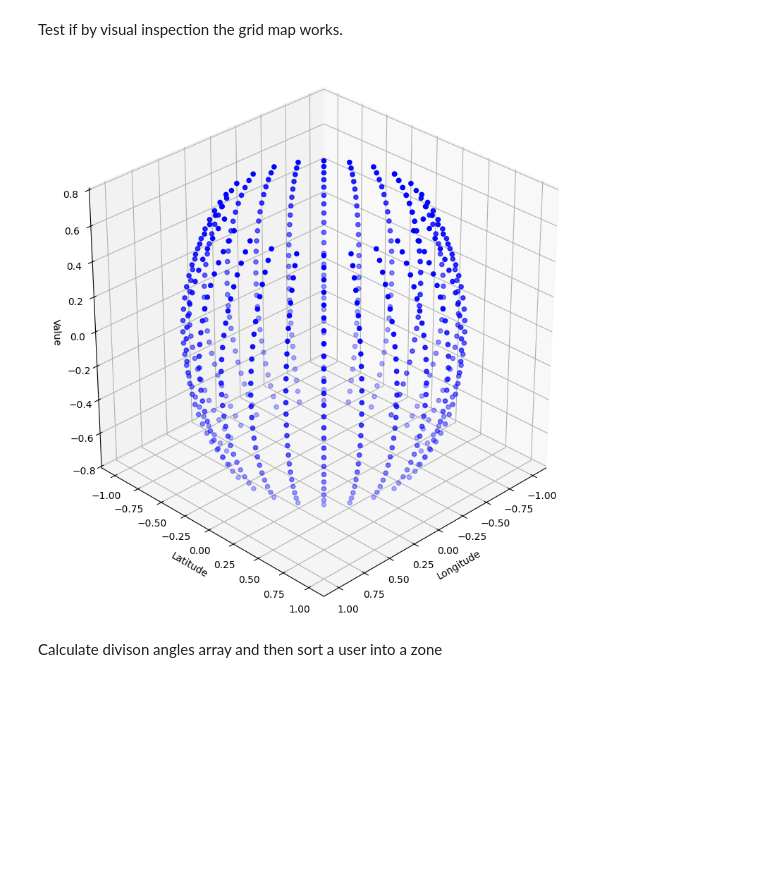
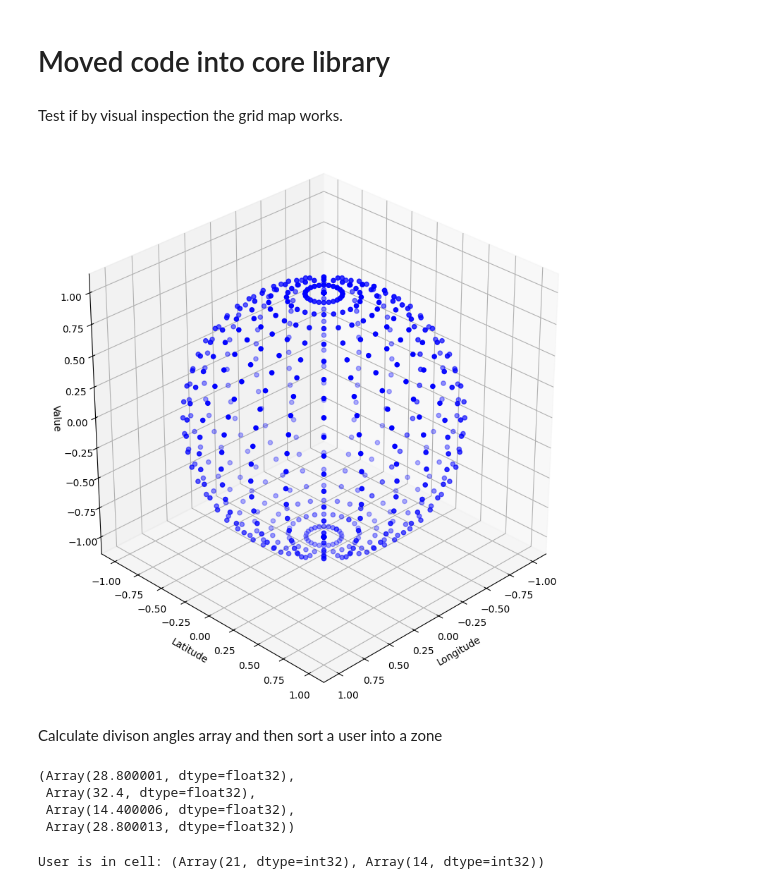
Before and after one commit to AppelEater/P10masters, a Jupyter notebook: distrubtion_of_cell_centres.ipynb, the cells around one changed output. Saved outputs shown, nothing was run; the diff lists cells and outputs as text; code cells hidden in the pictures; blank space fills up the shorter version.

```diff
--- a/distrubtion_of_cell_centres.ipynb
+++ b/distrubtion_of_cell_centres.ipynb
@@ -1,3 +1,5 @@
+# %% [markdown]
+# Moved code into core library
 # %%
 import jax
 import jax.numpy as jnp
@@ -47,15 +50,15 @@ Test if by visual inspection the grid map works.
 # %%
 NumberOfPointsAlonglatitude = 25
 NumberOfPointsAlonglongitude = 25
 TotalNumberOfPoints = NumberOfPointsAlonglatitude * NumberOfPointsAlonglongitude
 
 
-cell_mesh = generate_latitude_longitude_points(NumberOfPointsAlonglatitude, NumberOfPointsAlonglongitude, [-jnp.pi/4, jnp.pi/4], [-jnp.pi, jnp.pi])
+cell_mesh = generate_latitude_longitude_points(NumberOfPointsAlonglatitude, NumberOfPointsAlonglongitude, [-jnp.pi/2, jnp.pi/2], [-jnp.pi, jnp.pi])
 
 three_dimensional_plot_latitude_longitude_points(cell_mesh)
 # This code generates a 3D plot of latitude and longitude points on a sphere.
 # %% [output]
-[figure, old version]
+[figure, new version]
 # %% [markdown]
 Calculate divison angles array and then sort a user into a zone
 # %%
@@ -73,4 +76,27 @@ def generate_latitude_longitude_divisions(NumberOfPointsAlonglatitude, NumberOfP
 lat_div, long_div = generate_latitude_longitude_divisions(NumberOfPointsAlonglatitude, NumberOfPointsAlonglongitude, [-jnp.pi/4, jnp.pi/4], [-jnp.pi, jnp.pi])
 
 # Search for a user within an area, lets say latitude 30 degrees and longitude 12.69 degrees
-jnp.searchsorted(lat_div, long_div )
+
+user = jnp.array([jnp.deg2rad(30), jnp.deg2rad(20.69)])
+
+cell_number = jnp.searchsorted(lat_div, jnp.deg2rad(30)), jnp.searchsorted(long_div, jnp.deg2rad(20.69))
+
+jnp.rad2deg(lat_div[cell_number[0]-1]), jnp.rad2deg(lat_div[cell_number[0]]), jnp.rad2deg(long_div[cell_number[1]-1]), jnp.rad2deg(long_div[cell_number[1]])
+# %% [output]
+(Array(28.800001, dtype=float32),
+ Array(32.4, dtype=float32),
+ Array(14.400006, dtype=float32),
+ Array(28.800013, dtype=float32))
+# %%
+@jit
+def assign_user_to_cell(user : pl.User , lat_div, long_div):
+    cell_number = jnp.searchsorted(lat_div, user.latitude), jnp.searchsorted(long_div, user.longitude)
+    return cell_number
+
+user = pl.User(latitude=jnp.deg2rad(30), longitude=jnp.deg2rad(20.69), id = 1)
+# Assign the user to a cell based on their latitude and longitude
+cell_number = assign_user_to_cell(user, lat_div, long_div)
+
+print(f"User is in cell: {cell_number}")
+# %% [output]
+User is in cell: (Array(21, dtype=int32), Array(14, dtype=int32))
```
Also changed, not shown: parts of 1 cell of this notebook, 17 other files.
